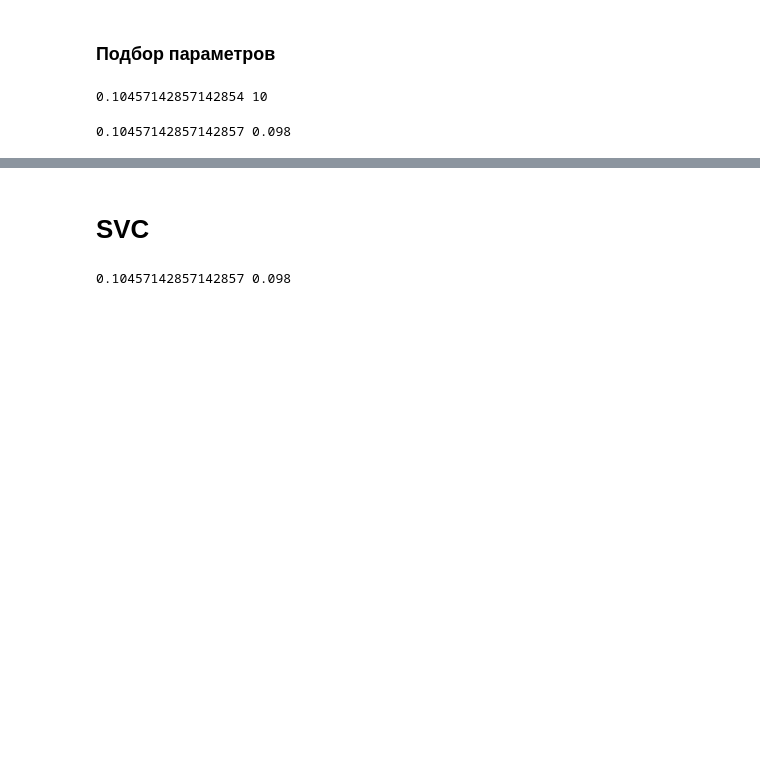
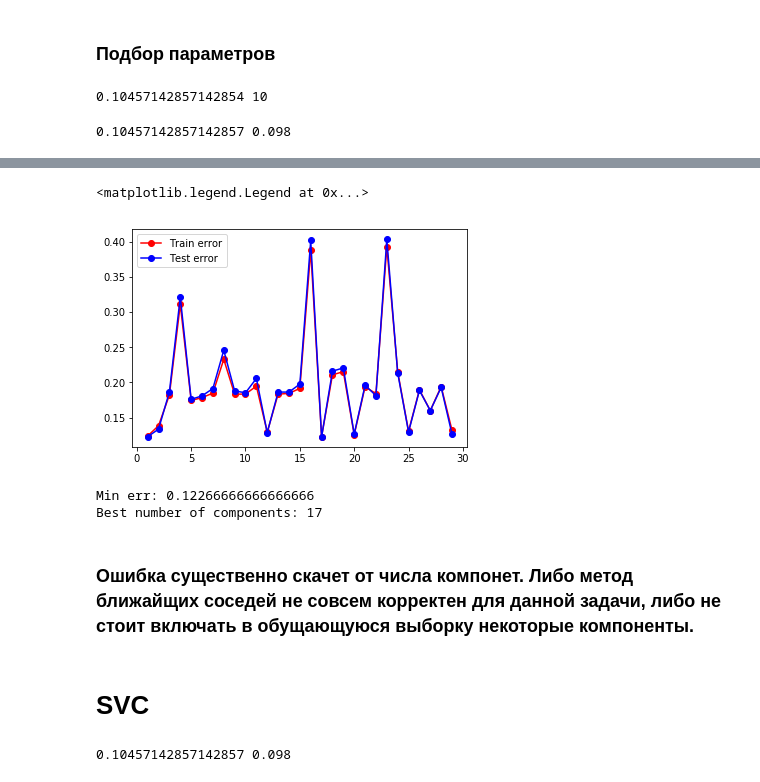
Before and after one commit to RodionovF/Machine_Learning_UNN, a Jupyter notebook: accidents_from_2005_to_2007.ipynb, the cells around one changed output, grey strips where cells are left out. Drawn from its saved outputs; the diff is of its cells as text; code cells hidden in the pictures; blank space fills up the shorter version.

```diff
--- a/accidents_from_2005_to_2007.ipynb
+++ b/accidents_from_2005_to_2007.ipynb
@@ -935,3 +992,31 @@ print(err_train, err_test)
+# %%
+comp = range(1, 30, 1)
+err_train_mas = []
+err_test_mas = []
+for temp in comp:
+    pca = PCA(n_components = temp)
+    pcaFit = pca.fit_transform(X)
+    X_train, X_test, y_train, y_test = train_test_split(pcaFit, y, test_size = 0.3, random_state = 42)
+    knn = KNeighborsClassifier(n_neighbors = 1).fit(X_train, y_train)
+    err_train_mas.append(np.mean(knn.predict(X_train) != y_train))
+    err_test_mas.append(np.mean(knn.predict(X_test) != y_test))
+plt.plot(comp, err_train_mas, 'r-o', label = 'Train error')
+plt.plot(comp, err_test_mas,  'b-o', label = 'Test error')
+plt.legend(loc = 2)
+# %% [output]
+<matplotlib.legend.Legend at 0x...>
+[figure, added]
+# %%
+min_err = min(err_test_mas)
+min_err_index = err_test_mas.index(min(err_test_mas))
+print("Min err: " + str(min_err))
+n_components_best = comp[min_err_index]
+print("Best number of components: " + str(n_components_best))
+# %% [output]
+Min err: 0.12266666666666666
+Best number of components: 17
+# %% [markdown]
+### Ошибка существенно скачет от числа компонет. Либо метод ближайщих соседей не совсем корректен для данной задачи, либо не стоит включать в обущающуюся выборку некоторые компоненты.
 # %% [markdown]
 # SVC
 # %%
```
Also changed, not shown: parts of 19 cells of this notebook.
